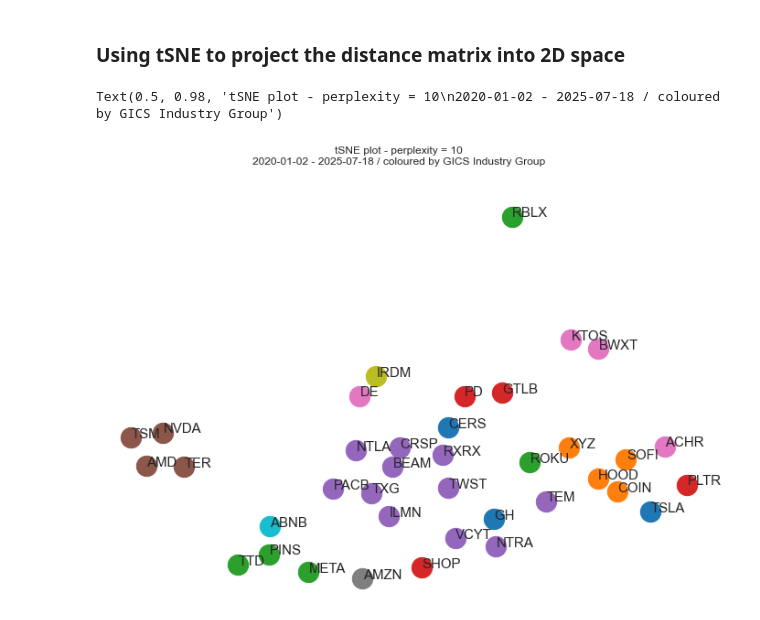
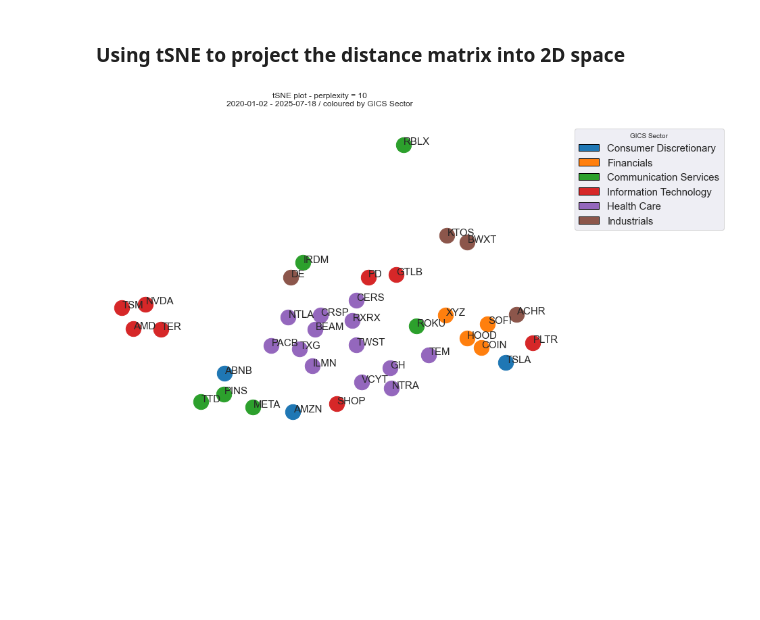
Before and after one commit to kenchan323/k_personal_projects, a Jupyter notebook: finance/risk_illustration/ark_snapshot_holdings.ipynb, the cells around one changed output. Cells and saved outputs as stored; diff of their text form; code cells hidden in the pictures; blank space fills up the shorter version.

```diff
--- a/finance/risk_illustration/ark_snapshot_holdings.ipynb
+++ b/finance/risk_illustration/ark_snapshot_holdings.ipynb
@@ -47,6 +37,10 @@ indu_group_colour = {g: sns.color_palette("tab10", count_indu_group)[idx]
 
 count_indu = len(h_df['GICS Industry'].unique())
 indu_colour = {g: sns.color_palette("tab10", count_indu)[idx] for idx, g in  enumerate(h_df['GICS Industry'].unique())}
+
+group_colour_map = {'GICS Sector': sector_colour,
+                    'GICS Industry Group': indu_group_colour,
+                    'GICS Industry': indu_colour}
 
 def ticker_to_colour(ticker, group_by='GICS Sector'):
     """
@@ -174,18 +172,22 @@ TSNE_PERP = 10
 tsne_projection = TSNE(n_components=2, perplexity=TSNE_PERP, metric="precomputed", random_state=1).fit_transform(dist_mat.values)
 # %%
 ax_tsne = plt.figure(figsize=(12, 8))
-#colour_by = 'GICS Sector'
-colour_by= 'GICS Industry Group'
+colour_by = 'GICS Sector'
+#colour_by= 'GICS Industry Group'
 
 for i, ticker in enumerate(dist_mat.columns):
     x, y = tsne_projection[i][0], tsne_projection[i][1]
     plt.scatter(x, y,
                 color=ticker_to_colour(ticker, group_by=colour_by),
                 s=500)
     plt.text(x + 0.3,  y + 0.3, ticker, fontsize=15)
     plt.axis("off")
 plt.suptitle(f'tSNE plot - perplexity = {TSNE_PERP}\n'
              f'{corr_start} - {corr_end} / coloured by {colour_by}')
+
+# adding GICS colour coding as legends
+custom_legend = [Patch(facecolor=_c, edgecolor='black', label=_g) for _g, _c in group_colour_map[colour_by].items()]
+ax_tsne.legend(handles=custom_legend, title=colour_by, loc='upper right',  bbox_to_anchor=(1.2, 0.9), fontsize=15)
+plt.show()
 # %% [output]
-Text(0.5, 0.98, 'tSNE plot - perplexity = 10\n2020-01-02 - 2025-07-18 / coloured by GICS Industry Group')
-[figure, old version]
+[figure, new version]
```
Also changed, not shown: parts of 3 cells of this notebook.
